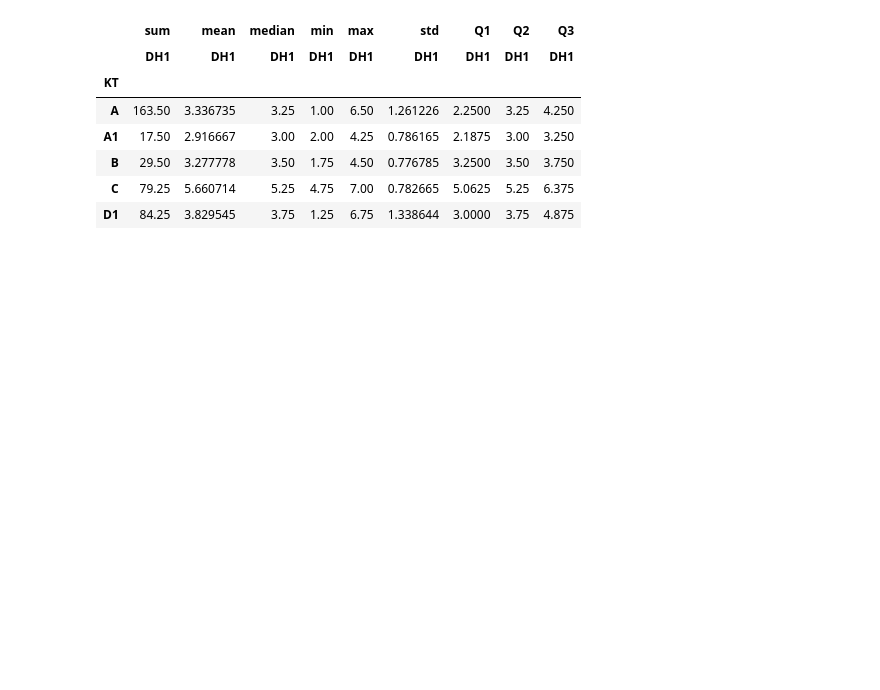
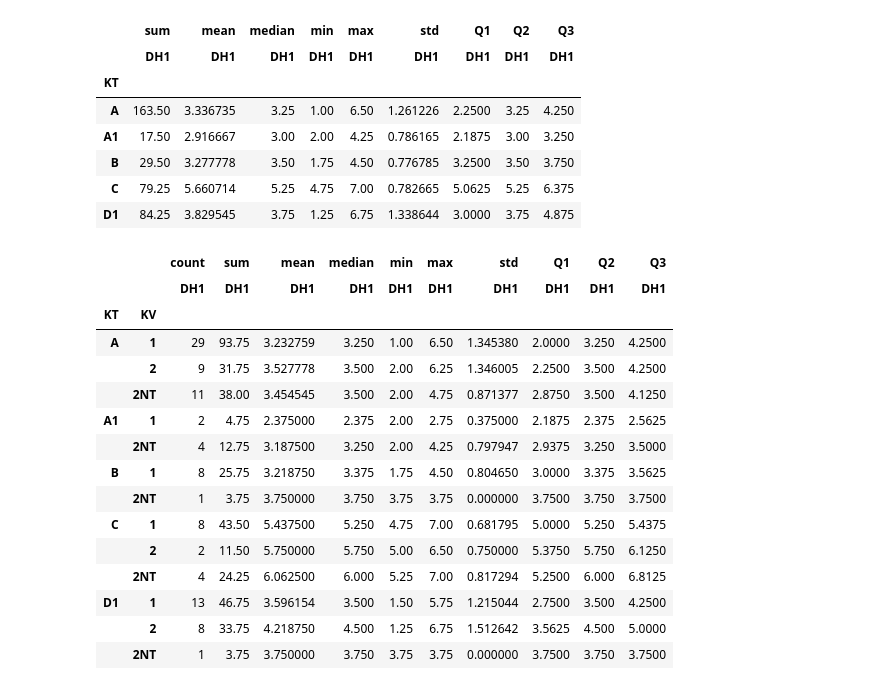
Before and after one commit to thnhpht/phantichdulieu_hocsau, a Jupyter notebook: Lab_02.ipynb, the cells around one changed output. Cells and saved outputs as stored; diff of their text form; code cells hidden in the pictures; blank space fills up the shorter version.

```diff
--- a/Lab_02.ipynb
+++ b/Lab_02.ipynb
@@ -87,3 +90,45 @@ pd.pivot_table(data=load_data('dulieuxettuyendaihoc.csv'), index='KT', values='D
 | B | 29.50 | 3.277778 | 3.50 | 1.75 | 4.50 | 0.776785 | 3.2500 | 3.50 | 3.750 |
 | C | 79.25 | 5.660714 | 5.25 | 4.75 | 7.00 | 0.782665 | 5.0625 | 5.25 | 6.375 |
 | D1 | 84.25 | 3.829545 | 3.75 | 1.25 | 6.75 | 1.338644 | 3.0000 | 3.75 | 4.875 |
+# %%
+#Hãy tạo pivot-table để thống kê các giá trị count, sum, mean, median, min, max, std, Q1, Q2 và Q3 của DH1 theo KT và KV
+
+import pandas as pd
+import sys
+import seaborn as sns
+import matplotlib.pyplot as plt
+import numpy as np
+
+def load_data(filename):
+  return pd.read_csv('https://raw.githubusercontent.com/huynhhoc/phantichdulieu/main/Data/' + filename)
+
+def Q1(g):
+  return np.percentile(g, 25)
+
+def Q2(g):
+  return np.percentile(g, 50)
+
+def Q3(g):
+  return np.percentile(g, 75)
+
+def std(g):
+  return np.std(g)
+
+pd.pivot_table(data=load_data('dulieuxettuyendaihoc.csv'), index=['KT', 'KV'], values='DH1', aggfunc=['count','sum','mean','median','min','max', std, Q1, Q2, Q3])
+# %% [output]
+|  |  | count | sum | mean | median | min | max | std | Q1 | Q2 | Q3 |
+|  |  | DH1 | DH1 | DH1 | DH1 | DH1 | DH1 | DH1 | DH1 | DH1 | DH1 |
+| KT | KV |  |  |  |  |  |  |  |  |  |  |
+| A | 1 | 29 | 93.75 | 3.232759 | 3.250 | 1.00 | 6.50 | 1.345380 | 2.0000 | 3.250 | 4.2500 |
+|  | 2 | 9 | 31.75 | 3.527778 | 3.500 | 2.00 | 6.25 | 1.346005 | 2.2500 | 3.500 | 4.2500 |
+|  | 2NT | 11 | 38.00 | 3.454545 | 3.500 | 2.00 | 4.75 | 0.871377 | 2.8750 | 3.500 | 4.1250 |
+| A1 | 1 | 2 | 4.75 | 2.375000 | 2.375 | 2.00 | 2.75 | 0.375000 | 2.1875 | 2.375 | 2.5625 |
+|  | 2NT | 4 | 12.75 | 3.187500 | 3.250 | 2.00 | 4.25 | 0.797947 | 2.9375 | 3.250 | 3.5000 |
+| B | 1 | 8 | 25.75 | 3.218750 | 3.375 | 1.75 | 4.50 | 0.804650 | 3.0000 | 3.375 | 3.5625 |
+|  | 2NT | 1 | 3.75 | 3.750000 | 3.750 | 3.75 | 3.75 | 0.000000 | 3.7500 | 3.750 | 3.7500 |
+| C | 1 | 8 | 43.50 | 5.437500 | 5.250 | 4.75 | 7.00 | 0.681795 | 5.0000 | 5.250 | 5.4375 |
+|  | 2 | 2 | 11.50 | 5.750000 | 5.750 | 5.00 | 6.50 | 0.750000 | 5.3750 | 5.750 | 6.1250 |
+|  | 2NT | 4 | 24.25 | 6.062500 | 6.000 | 5.25 | 7.00 | 0.817294 | 5.2500 | 6.000 | 6.8125 |
+| D1 | 1 | 13 | 46.75 | 3.596154 | 3.500 | 1.50 | 5.75 | 1.215044 | 2.7500 | 3.500 | 4.2500 |
+|  | 2 | 8 | 33.75 | 4.218750 | 4.500 | 1.25 | 6.75 | 1.512642 | 3.5625 | 4.500 | 5.0000 |
+|  | 2NT | 1 | 3.75 | 3.750000 | 3.750 | 3.75 | 3.75 | 0.000000 | 3.7500 | 3.750 | 3.7500 |
```
Also changed, not shown: parts of 4 cells of this notebook.
